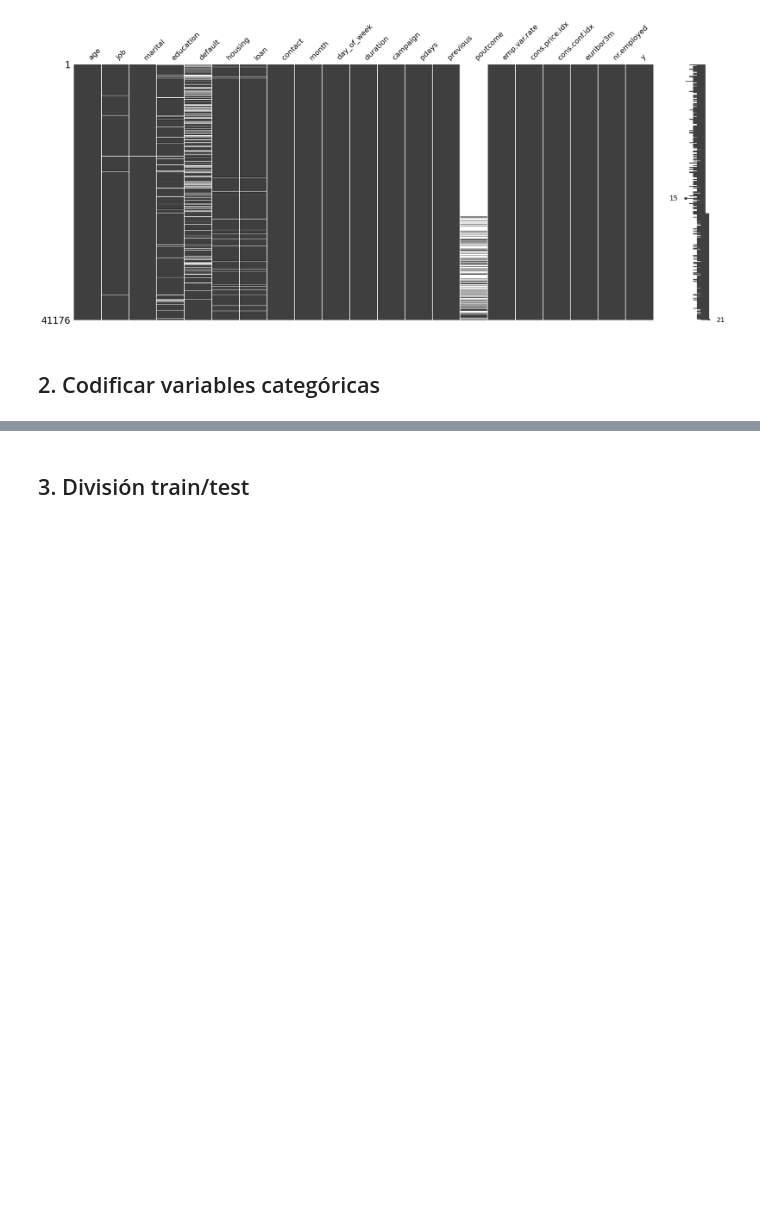
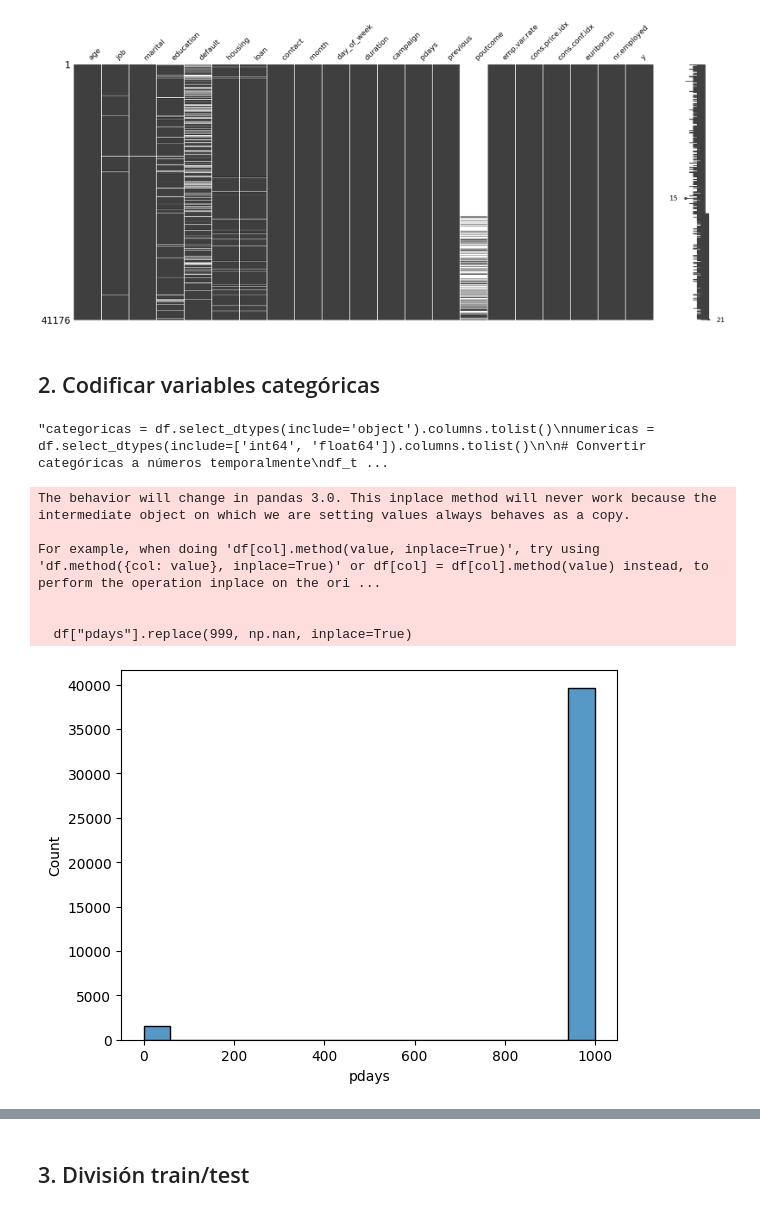
Before and after one commit to 4GeeksAcademy/steven10015-intro-ml, a Jupyter notebook: src/01-ml.ipynb, the cells around one changed output, grey strips where cells are left out. Saved outputs shown, nothing was run; the diff lists cells and outputs as text; code cells hidden in the pictures; blank space fills up the shorter version.

```diff
--- a/src/01-ml.ipynb
+++ b/src/01-ml.ipynb
@@ -205,14 +206,35 @@ nr.employed        0.00
 y                  0.00
 dtype: float64
 [figure]
+# %%
+df.drop(columns = ["poutcome"], inplace = True)
 # %% [markdown]
 ## 2. Codificar variables categóricas
 # %%
 # Separar variables categóricas y numéricas
-categoricas = df.select_dtypes(include='object').columns.tolist()
+"""categoricas = df.select_dtypes(include='object').columns.tolist()
 numericas = df.select_dtypes(include=['int64', 'float64']).columns.tolist()
 
 # Convertir categóricas a números temporalmente
 df_temp = df.copy()
 for col in categoricas:
     df_temp[col] = df_temp[col].astype('category').cat.codes # Los valores -1 representan NaN
+
+df_temp.replace(-1, np.nan, inplace=True)
+
+df_temp.head()"""
+# %% [output]
+"categoricas = df.select_dtypes(include='object').columns.tolist()\nnumericas = df.select_dtypes(include=['int64', 'float64']).columns.tolist()\n\n# Convertir categóricas a números temporalmente\ndf_t ...
+# %%
+df.select_dtypes(["int64", "float64"]).describe().T
+sns.histplot(data=df, x="pdays", bins="auto")
+# Reemplazamos y visualizamos categorias anteriores por NaN
+df["pdays"].replace(999, np.nan, inplace=True)
+# %% [output]
+The behavior will change in pandas 3.0. This inplace method will never work because the intermediate object on which we are setting values always behaves as a copy.
+
+For example, when doing 'df[col].method(value, inplace=True)', try using 'df.method({col: value}, inplace=True)' or df[col] = df[col].method(value) instead, to perform the operation inplace on the ori ...
+
+
+  df["pdays"].replace(999, np.nan, inplace=True)
+[figure, added]
```
Also changed, not shown: parts of 12 cells of this notebook, 8 other files.
